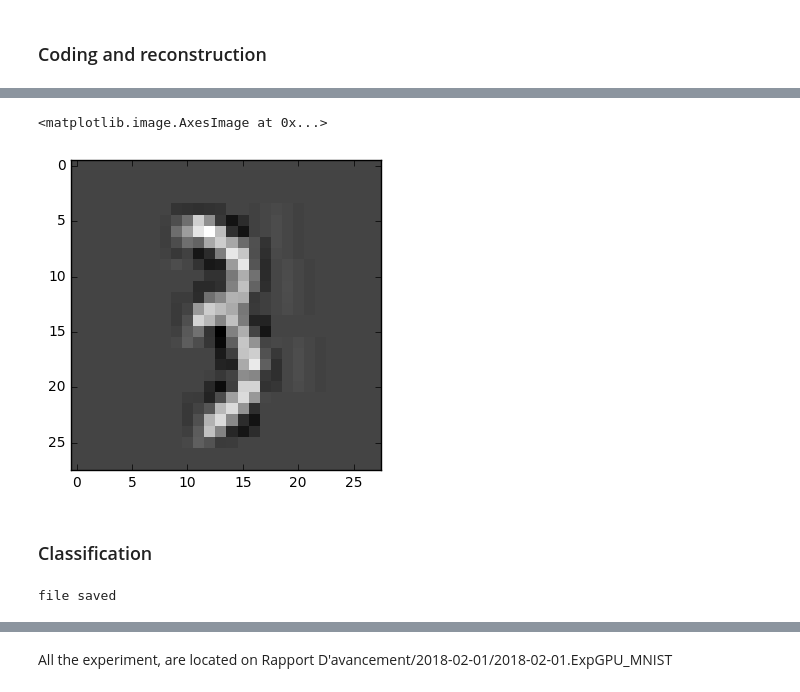
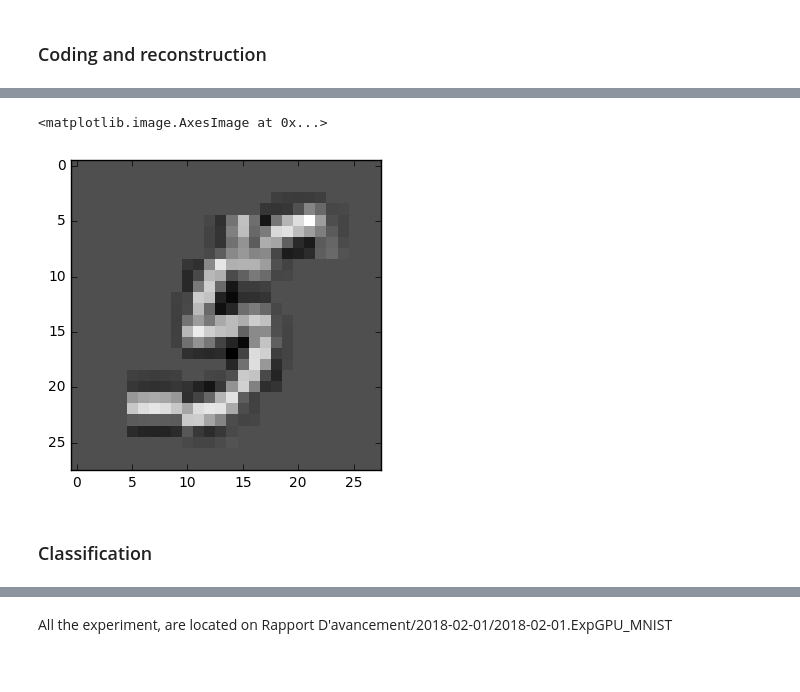
Before and after one commit to VictorBoutin/CHAMP, a Jupyter notebook: Probe/Coding.With.CHAMP.MNIST.ipynb, the cells around one changed output, grey strips where cells are left out. Cells and saved outputs as stored; diff of their text form; code cells hidden in the pictures.

Commit message:
added numpy Conv

```diff
--- a/Probe/Coding.With.CHAMP.MNIST.ipynb
+++ b/Probe/Coding.With.CHAMP.MNIST.ipynb
@@ -110,0 +102,4 @@ code_testing = ConvMP(image_input=testing_set[0][0,:,:,:,:], dictionary=DicoGabo
+# %%
+Conv_Layer = CHAMP_Layer_np(l0_sparseness=l0,nb_dico=nb_dico,dico_size=dico_size)
+output_Layer1_training = Conv_Layer.RunLayer(training_set, dictionary=DicoGabor)
+output_Layer1_testing = Conv_Layer.RunLayer(testing_set, dictionary=DicoGabor)
@@ -111,9 +108,9 @@ code_testing = ConvMP(image_input=testing_set[0][0,:,:,:,:], dictionary=DicoGabo
 # %%
-reconstructed_image = Rebuilt(code_training,DicoGabor)
+reconstructed_image = Rebuilt(output_Layer1_training[0][0,:,:,:,:],DicoGabor)
 plt.imshow(reconstructed_image[0,0,:,:].numpy(),cmap='gray')
 # %% [output]
 <matplotlib.image.AxesImage at 0x...>
-[figure, old version]
+[figure, new version]
 # %% [markdown]
 ### Classification
 # %%
@@ -128,11 +125,9 @@ if SaveExp == True:
     Classifier_CHAMP = Classif_Layer(nb_dico=nb_dico,size_image=OutputL1_size,nb_categories=10,verbose=0,GPU=False)
     Classifier_CHAMP.TrainClassifier(training_L1_CHAMP,nb_epoch=nb_epochs,\
                                    data_test_loader=output_Layer1_testing ,lr=lr, momentum=mom)
-    SaveNetwork(Classifier_CHAMP, saving_path+'MNIST_ClassifRaw.pkl')
+    SaveNetwork(Classifier_CHAMP, saving_path+'MNIST_ClassifCHAMP.pkl')
 else :
-    Classifier_CHAMP = LoadNetwork(saving_path+'MNIST_ClassifRaw.pkl')
+    Classifier_CHAMP = LoadNetwork(saving_path+'MNIST_ClassifCHAMP.pkl')
-# %% [output]
-file saved
 # %%
 print('best accuracy : {0}%'.format(Classifier_CHAMP.accuracy_list[-1]))
 DisplayConvergenceClassif(Classifier_CHAMP, to_display=['error','accu'])
```
Also changed, not shown: parts of 14 cells of this notebook, 8 other files.
